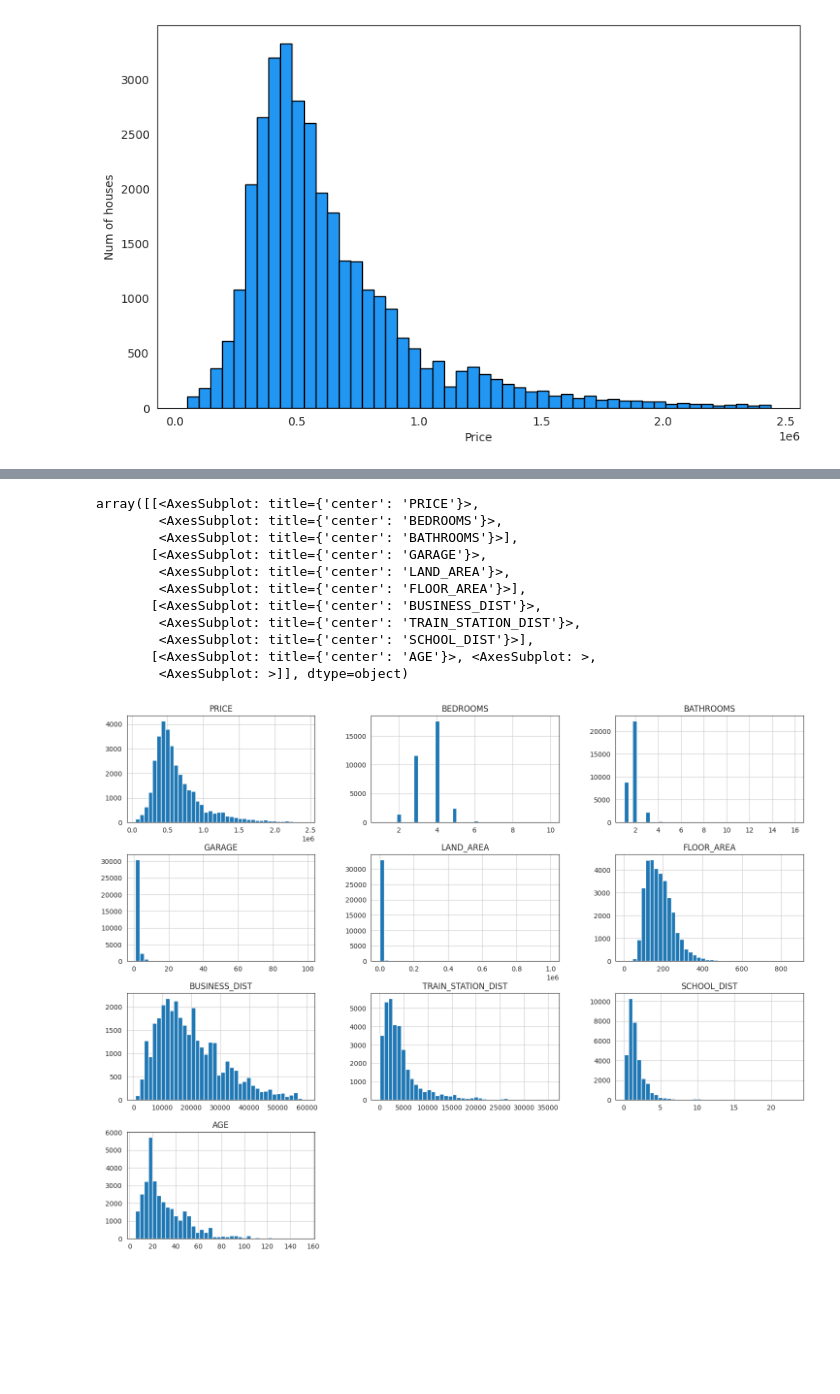
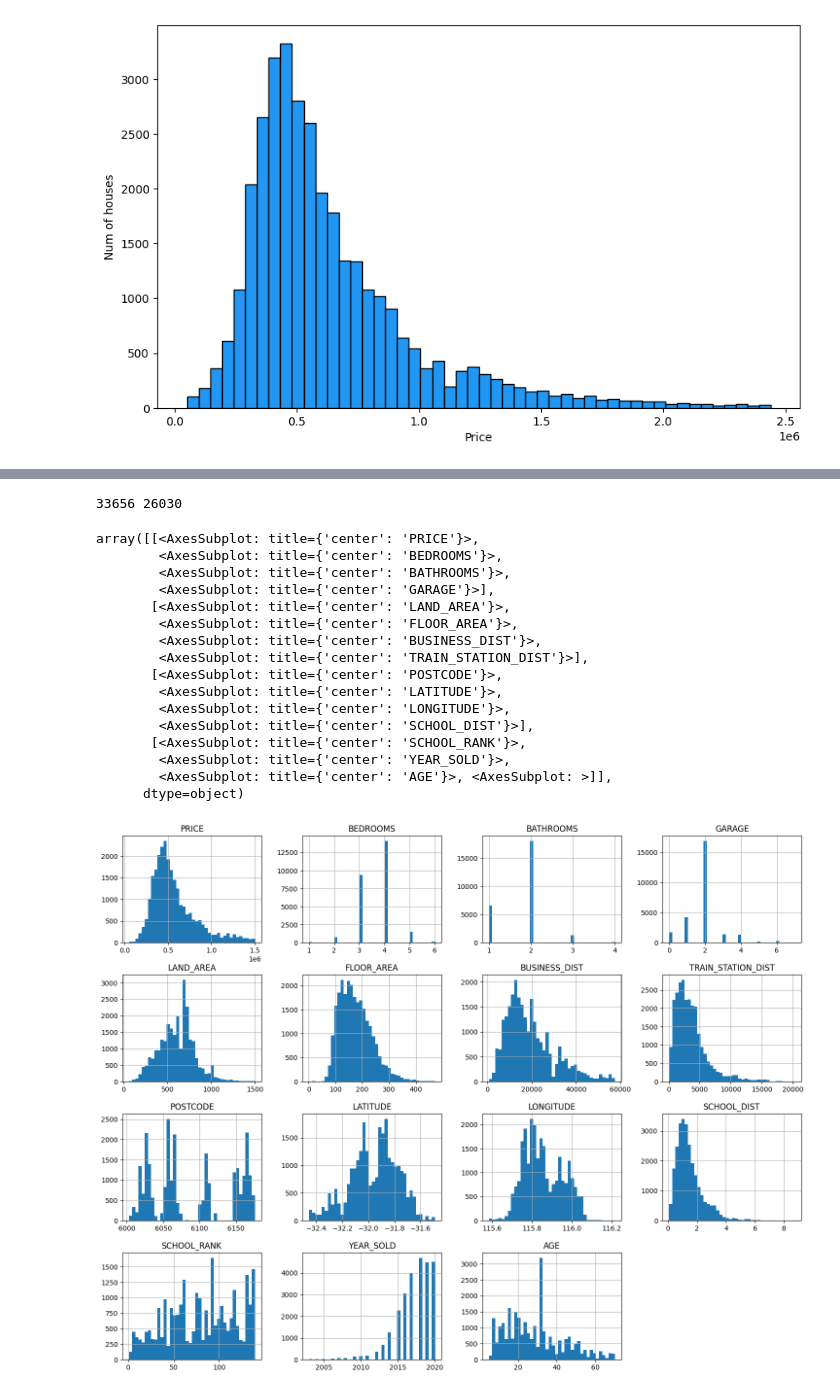
Before and after one commit to Top-AI-team/house-price-prediction, a Jupyter notebook: house_price.ipynb, the cells around one changed output, grey strips where cells are left out. Cells and saved outputs as stored; diff of their text form; code cells hidden in the pictures; blank space fills up the shorter version.

Commit message:
Models building and choosing the best model

```diff
--- a/house_price.ipynb
+++ b/house_price.ipynb
@@ -55,0 +74,5 @@ data['BUILD_YEAR'] = data['BUILD_YEAR'].fillna(data['BUILD_YEAR'].quantile(0.75)
+# %%
+X_pred = school_predict.drop("SCHOOL_RANK", axis=1)
+school_predict.drop("SCHOOL_RANK", axis=1)
+school_predict["SCHOOL_RANK"] = RFR.predict(X_pred)
+data['SCHOOL_RANK'].fillna(school_predict["SCHOOL_RANK"], inplace=True)
@@ -60,6 +89,7 @@ def age(buid_year):
     current_year = date.today().year
     return current_year - buid_year
 # %%
+date_sold = pd.to_datetime(data['DATE_SOLD'])
+data['YEAR_SOLD'] = date_sold.apply(lambda x: x.year)
 data['AGE'] = data['BUILD_YEAR'].apply(age)
-data.drop('BUILD_YEAR', axis=1, inplace=True)
-data.head()
+data.drop(['BUILD_YEAR', 'DATE_SOLD'], axis=1, inplace=True)
@@ -73,12 +95,0 @@ data.head()
-# %%
-# зробити кращий графік взаємної кореляції
-mask = np.zeros_like(data.corr())
-triangle_indices = np.triu_indices_from(mask)
-mask[triangle_indices] = True
-
-plt.figure(figsize=(16,10))
-seaborn.heatmap(data.corr(), mask=mask, annot=True, annot_kws={"size": 14})
-seaborn.set_style('white')
-plt.xticks(fontsize=14)
-plt.yticks(fontsize=14)
-plt.show()
@@ -100,16 +195,34 @@ data.plot.scatter(x='FLOOR_AREA', y='PRICE', s=5)
+# %%
+# To detect outliers, we will use zscore.
+# Normally, an outlier will have the zscore >3,
+# but they should not be more than 3% of the set
+sum_before = data['PRICE'].count()
+data = data[(np.abs(stats.zscore(data)) < 4).all(axis=1)]
+data.drop(data[data['LAND_AREA'] > 1500].index, inplace=True)
+data.drop(data[data['PRICE'] > 1500000].index, inplace=True)
+data.drop(data[data['AGE'] > 70].index, inplace=True)
+sum_after = data['PRICE'].count()
+
+print(sum_before, sum_after)
+# %% [output]
+33656 26030
 # %%
-num_cols = list(data.select_dtypes(['int64', 'float64']))
-data[num_cols].hist(bins=40, figsize=(18,14))
+data.hist(bins=40, figsize=(18,14))
 # %% [output]
 array([[<AxesSubplot: title={'center': 'PRICE'}>,
         <AxesSubplot: title={'center': 'BEDROOMS'}>,
-        <AxesSubplot: title={'center': 'BATHROOMS'}>],
-       [<AxesSubplot: title={'center': 'GARAGE'}>,
-        <AxesSubplot: title={'center': 'LAND_AREA'}>,
-        <AxesSubplot: title={'center': 'FLOOR_AREA'}>],
-       [<AxesSubplot: title={'center': 'BUSINESS_DIST'}>,
-        <AxesSubplot: title={'center': 'TRAIN_STATION_DIST'}>,
+        <AxesSubplot: title={'center': 'BATHROOMS'}>,
+        <AxesSubplot: title={'center': 'GARAGE'}>],
+       [<AxesSubplot: title={'center': 'LAND_AREA'}>,
+        <AxesSubplot: title={'center': 'FLOOR_AREA'}>,
+        <AxesSubplot: title={'center': 'BUSINESS_DIST'}>,
+        <AxesSubplot: title={'center': 'TRAIN_STATION_DIST'}>],
+       [<AxesSubplot: title={'center': 'POSTCODE'}>,
+        <AxesSubplot: title={'center': 'LATITUDE'}>,
+        <AxesSubplot: title={'center': 'LONGITUDE'}>,
         <AxesSubplot: title={'center': 'SCHOOL_DIST'}>],
-       [<AxesSubplot: title={'center': 'AGE'}>, <AxesSubplot: >,
-        <AxesSubplot: >]], dtype=object)
+       [<AxesSubplot: title={'center': 'SCHOOL_RANK'}>,
+        <AxesSubplot: title={'center': 'YEAR_SOLD'}>,
+        <AxesSubplot: title={'center': 'AGE'}>, <AxesSubplot: >]],
+      dtype=object)
-[figure, old version]
+[figure, new version]
```
Also changed, not shown: parts of 31 cells of this notebook, 1 other file.
